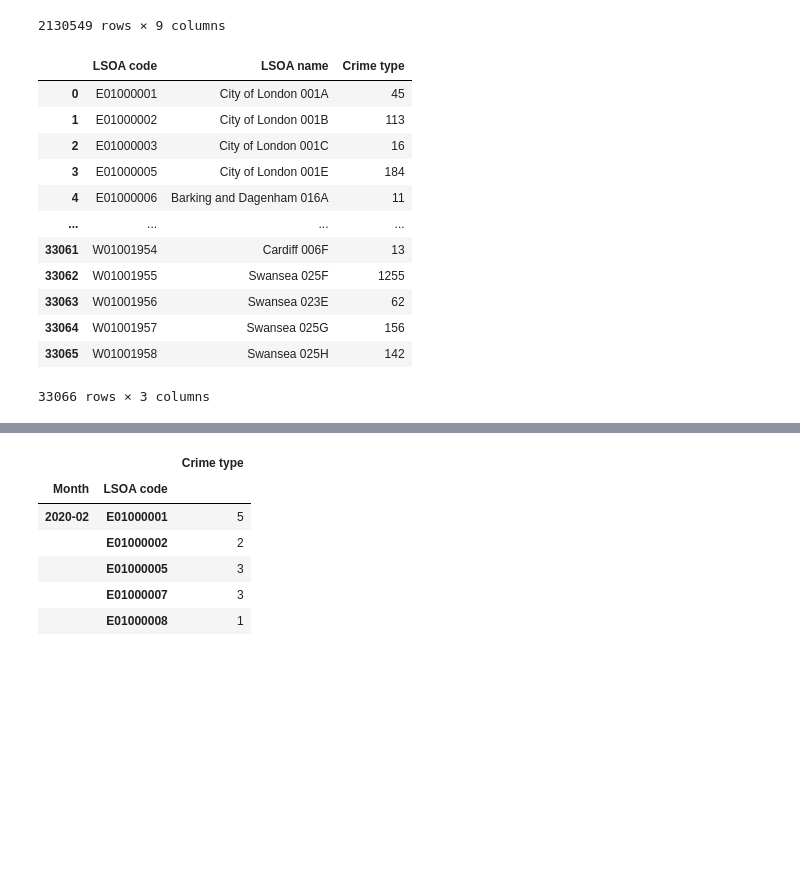
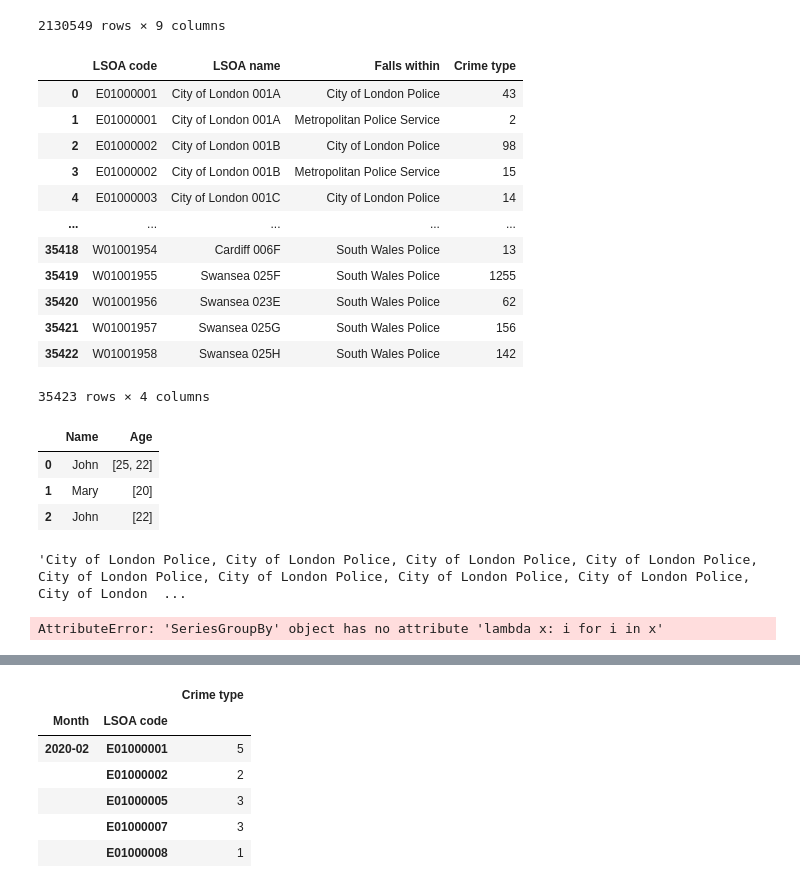
Before and after one commit to saquibmohiuddin/cubed-workshop, a Jupyter notebook: playground.ipynb, the cells around one changed output, grey strips where cells are left out. Saved outputs shown, nothing was run; the diff lists cells and outputs as text; code cells hidden in the pictures; blank space fills up the shorter version.

Commit message:
new grouping done

```diff
--- a/playground.ipynb
+++ b/playground.ipynb
@@ -718,19 +718,31 @@ crime_df
 | 2130548 | 2023-01 | Wiltshire Police | -1.748516 | 50.993355 | On or near Green Lane | E01031995 | Wiltshire 062E | Vehicle crime | Investigation complete; no suspec... |
 2130549 rows × 9 columns
 # %%
-lsoa_df = df.groupby(['LSOA code', 'LSOA name'])[['Crime type']].agg(len).reset_index()
+lsoa_df = df.groupby(['LSOA code', 'LSOA name', 'Falls within'])[['Crime type']].agg('crime').reset_index()
 lsoa_df
 # %% [output]
-|  | LSOA code | LSOA name | Crime type |
-| 0 | E01000001 | City of London 001A | 45 |
-| 1 | E01000002 | City of London 001B | 113 |
-| 2 | E01000003 | City of London 001C | 16 |
-| 3 | E01000005 | City of London 001E | 184 |
-| 4 | E01000006 | Barking and Dagenham 016A | 11 |
-| ... | ... | ... | ... |
-| 33061 | W01001954 | Cardiff 006F | 13 |
-| 33062 | W01001955 | Swansea 025F | 1255 |
-| 33063 | W01001956 | Swansea 023E | 62 |
-| 33064 | W01001957 | Swansea 025G | 156 |
-| 33065 | W01001958 | Swansea 025H | 142 |
+|  | LSOA code | LSOA name | Falls within | Crime type |
+| 0 | E01000001 | City of London 001A | City of London Police | 43 |
+| 1 | E01000001 | City of London 001A | Metropolitan Police Service | 2 |
+| 2 | E01000002 | City of London 001B | City of London Police | 98 |
+| 3 | E01000002 | City of London 001B | Metropolitan Police Service | 15 |
+| 4 | E01000003 | City of London 001C | City of London Police | 14 |
+| ... | ... | ... | ... | ... |
+| 35418 | W01001954 | Cardiff 006F | South Wales Police | 13 |
+| 35419 | W01001955 | Swansea 025F | South Wales Police | 1255 |
+| 35420 | W01001956 | Swansea 023E | South Wales Police | 62 |
+| 35421 | W01001957 | Swansea 025G | South Wales Police | 156 |
+| 35422 | W01001958 | Swansea 025H | South Wales Police | 142 |
-33066 rows × 3 columns
+35423 rows × 4 columns
+# %%
+pd.DataFrame({'Name': ['John', 'Mary', 'John'], 'Age': [[25, 22], [20], [22]]})
+# %% [output]
+|  | Name | Age |
+| 0 | John | [25, 22] |
+| 1 | Mary | [20] |
+| 2 | John | [22] |
+# %%
+df.groupby(['LSOA code', 'LSOA name']).agg({'Crime type':'count',
+                                            'Falls within':', '.join}).reset_index()['Falls within'][0]
+# %% [output]
+'City of London Police, City of London Police, City of London Police, City of London Police, City of London Police, City of London Police, City of London Police, City of London Police, City of London  ...
@@ -736,0 +753,7 @@ lsoa_df
+# %%
+df.groupby(['LSOA code', 'LSOA name']).agg({'Crime type':'count',
+                                            'Falls within':', '.join,
+                                            'Falls within':'unique',
+                                           'Falls within':'lambda x: i for i in x'}).reset_index()
+# %% [output]
+AttributeError: 'SeriesGroupBy' object has no attribute 'lambda x: i for i in x'
```
Also changed, not shown: parts of 9 cells of this notebook.
